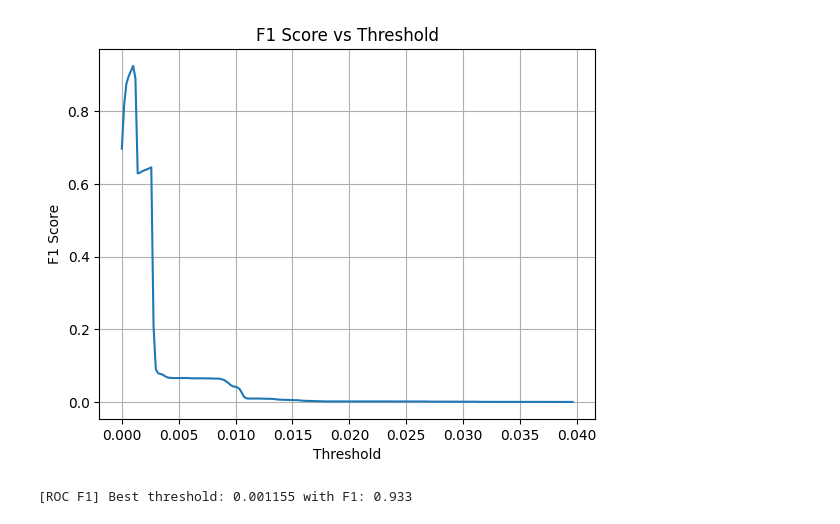
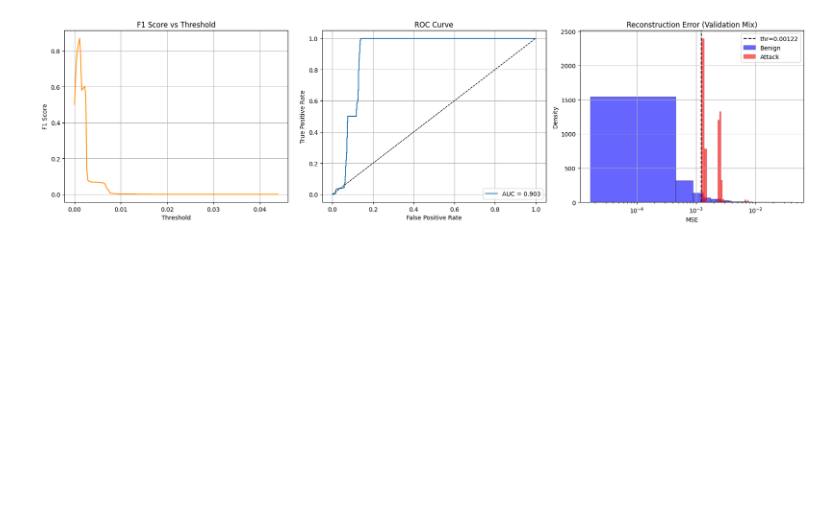
Before and after one commit to hc5474/CSEC520-FinalProject, a Jupyter notebook: autoencoder_denoise.ipynb, the cells around one changed output. Drawn from its saved outputs; the diff is of its cells as text; code cells hidden in the pictures; blank space fills up the shorter version.

```diff
--- a/autoencoder_denoise.ipynb
+++ b/autoencoder_denoise.ipynb
@@ -23,13 +22,16 @@ from sklearn.metrics import roc_curve
 # %%
-DATA_DIR = "./processed_data"
+DATA_DIR = "./processed_friday_data"
 
 train_df = pd.read_csv(f"{DATA_DIR}/X_train.csv")
 val_df   = pd.read_csv(f"{DATA_DIR}/X_val.csv")
 test_df  = pd.read_csv(f"{DATA_DIR}/X_test.csv")
 y_test   = pd.read_csv(f"{DATA_DIR}/y_test.csv").iloc[:, 0]
+X_val_mix = val_df.drop(columns=["Label"])
+Y_val_mix = val_df["Label"]
 
 # collapse all non-benign labels to generic “Attack”
 y_test_bin = (y_test != "Benign").astype(int).values   # 0 = Benign, 1 = Attack
+val_labels_bin = (Y_val_mix != "Benign").astype(int).values
 # %%
 train_benign = train_df[train_df["Label"] == "Benign"]
 val_benign   = val_df  [val_df  ["Label"] == "Benign"]
@@ -37,21 +39,25 @@ val_benign   = val_df  [val_df  ["Label"] == "Benign"]
 X_train_raw = train_benign.drop(columns=["Label"]).values
 X_val_raw   = val_benign.drop(columns=["Label"]).values
 X_test_raw  = test_df.values
+X_val_mix_raw = X_val_mix.values
 # %%
 print("Handle infinite values")
 X_train_raw[np.isinf(X_train_raw)] = np.nan
 X_val_raw[np.isinf(X_val_raw)] = np.nan
 X_test_raw[np.isinf(X_test_raw)] = np.nan
+X_val_mix_raw[np.isinf(X_val_mix)] = np.nan
 
 imp = SimpleImputer(strategy="median").fit(X_train_raw)
 X_train_imp = imp.transform(X_train_raw)
 X_val_imp   = imp.transform(X_val_raw)
 X_test_imp  = imp.transform(X_test_raw)
+X_val_mix_imp  = imp.transform(X_val_mix_raw)
 
 scaler = MinMaxScaler().fit(X_train_imp)
 X_train = scaler.transform(X_train_imp)
 X_val   = scaler.transform(X_val_imp)
 X_test  = scaler.transform(X_test_imp)
-print(f"Train shape: {X_train.shape}   Val: {X_val.shape}   Test: {X_test.shape}")
+X_val_mix = scaler.transform(X_val_mix_imp)
+print(f"Train shape: {X_train.shape}   Val: {X_val.shape}   Test: {X_test.shape}    Val_B+M: {X_val_mix.shape}")
 # %% [output]
 Handle infinite values
@@ -127,14 +133,18 @@ Epoch 94/200
 # %%
-ben_sample = X_val[:10000]
-atk_sample = X_test[y_test_bin == 1][:10000]
-mix_X  = np.vstack([ben_sample, atk_sample])
-mix_y  = np.hstack([np.zeros(len(ben_sample)), np.ones(len(atk_sample))])
+
+X_val_mix[np.isinf(X_val_mix)] = np.nan
+
+ben_sample = X_val_mix[val_labels_bin == 0][:10000]
+atk_sample = X_val_mix[val_labels_bin == 1][:10000]
+mix_X = np.vstack([ben_sample, atk_sample])
+mix_y = np.hstack([np.zeros(len(ben_sample)), np.ones(len(atk_sample))])
 
 mix_err = np.mean((denoise_auto.predict(mix_X) - mix_X)**2, axis=1)
 
 mix_y_bin = mix_y.astype(int)
 
 fpr, tpr, thresholds = roc_curve(mix_y_bin, mix_err)
+roc_auc = auc(fpr, tpr)
 
 best_f1 = 0
 best_thr = None
@@ -144,6 +154,7 @@ for thr in thresholds:
     if f1 > best_f1:
         best_f1 = f1
         best_thr = thr
+print(f"[ROC F1] Best threshold: {best_thr:.6f} with F1: {best_f1:.3f}")
 
 f1_scores = []
 thresholds = np.linspace(np.min(mix_err), np.max(mix_err), 200)
@@ -151,13 +162,48 @@ for thr in thresholds:
     y_pred = (mix_err > thr).astype(int)
     f1 = f1_score(mix_y_bin, y_pred)
     f1_scores.append(f1)
+fig, axes = plt.subplots(1, 3, figsize=(18, 5))
 
-plt.plot(thresholds, f1_scores)
-plt.xlabel("Threshold")
-plt.ylabel("F1 Score")
-plt.title("F1 Score vs Threshold")
-plt.grid(True)
+test_err = np.mean((denoise_auto.predict(X_val_mix) - X_val_mix) ** 2, axis=1)
+y_pred = (test_err > best_thr).astype(int)
+
+# Classification report
+print("\nClassification Report (Benign = 0, Attack = 1):")
+print(classification_report(val_labels_bin, y_pred, digits=3))
+
+# Confusion matrix
+conf_mat = confusion_matrix(val_labels_bin, y_pred)
+conf_df = pd.DataFrame(
+    conf_mat,
+    index=["Actual: Benign (0)", "Actual: Attack (1)"],
+    columns=["Predicted: Benign (0)", "Predicted: Attack (1)"]
+)
+print("\nReadable Confusion Matrix:")
+print(conf_df)
+
+axes[0].plot(thresholds, f1_scores, color="darkorange")
+axes[0].set_title("F1 Score vs Threshold")
+axes[0].set_xlabel("Threshold")
+axes[0].set_ylabel("F1 Score")
+axes[0].grid(True)
+
+axes[1].plot(fpr, tpr, label=f"AUC = {roc_auc:.3f}")
+axes[1].plot([0, 1], [0, 1], 'k--', lw=1)
+axes[1].set_xlabel("False Positive Rate")
+axes[1].set_ylabel("True Positive Rate")
+axes[1].set_title("ROC Curve")
+axes[1].legend(loc="lower right")
+axes[1].grid(True)
+
+sns.histplot(mix_err[mix_y == 0], bins=100, stat="density", color="blue", label="Benign", ax=axes[2], alpha=0.6)
+sns.histplot(mix_err[mix_y == 1], bins=100, stat="density", color="red", label="Attack", ax=axes[2], alpha=0.6)
+axes[2].axvline(best_thr, color='black', linestyle='--', label=f"thr={best_thr:.3g}")
+axes[2].set_xscale("log")
+axes[2].set_title("Reconstruction Error (Validation Mix)")
+axes[2].set_xlabel("MSE")
+axes[2].legend()
+axes[2].grid(True)
+
+plt.tight_layout()
 plt.show()
-
-print(f"[ROC F1] Best threshold: {best_thr:.6f} with F1: {best_f1:.3f}")
 # %% [output]
@@ -165,3 +229,2 @@ print(f"[ROC F1] Best threshold: {best_thr:.6f} with F1: {best_f1:.3f}")
-[figure, old version]
+[figure, new version]
-[ROC F1] Best threshold: 0.001155 with F1: 0.933
 # %%
```
Also changed, not shown: parts of 6 cells of this notebook, 3 other files.
